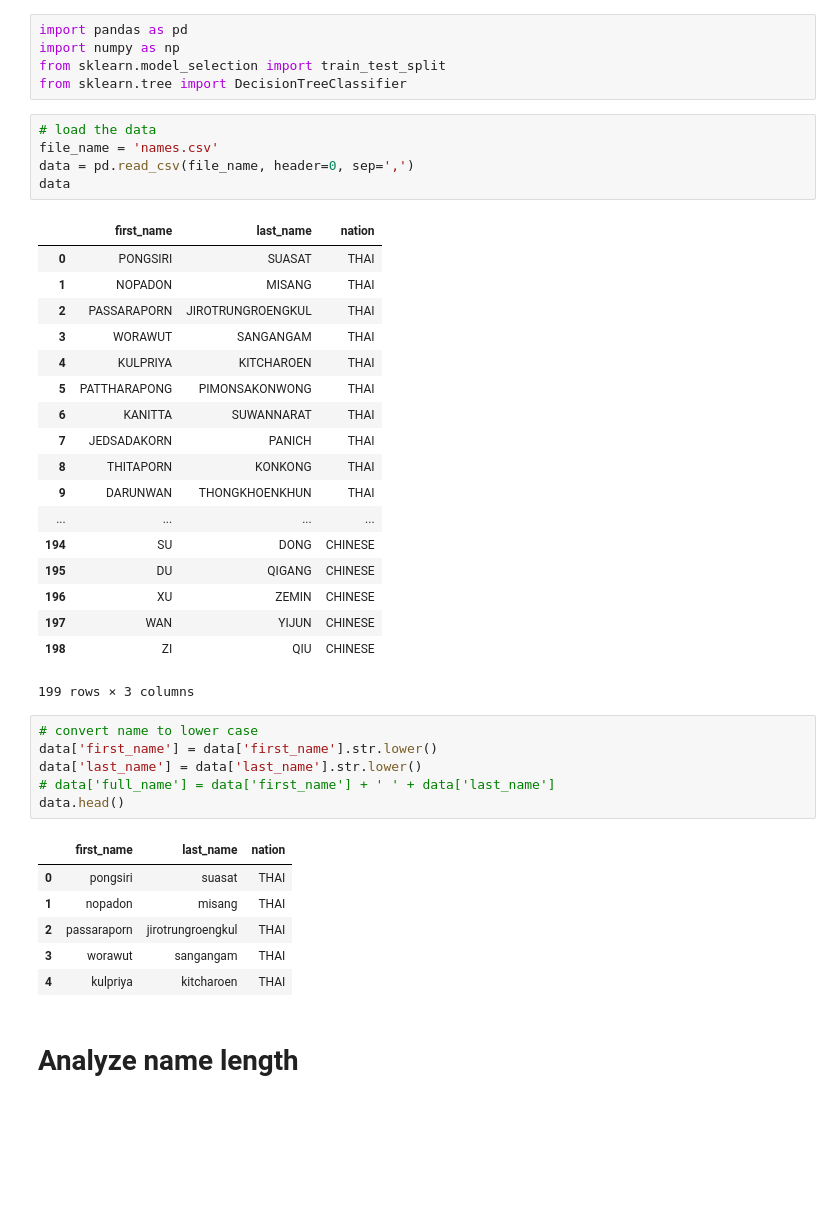
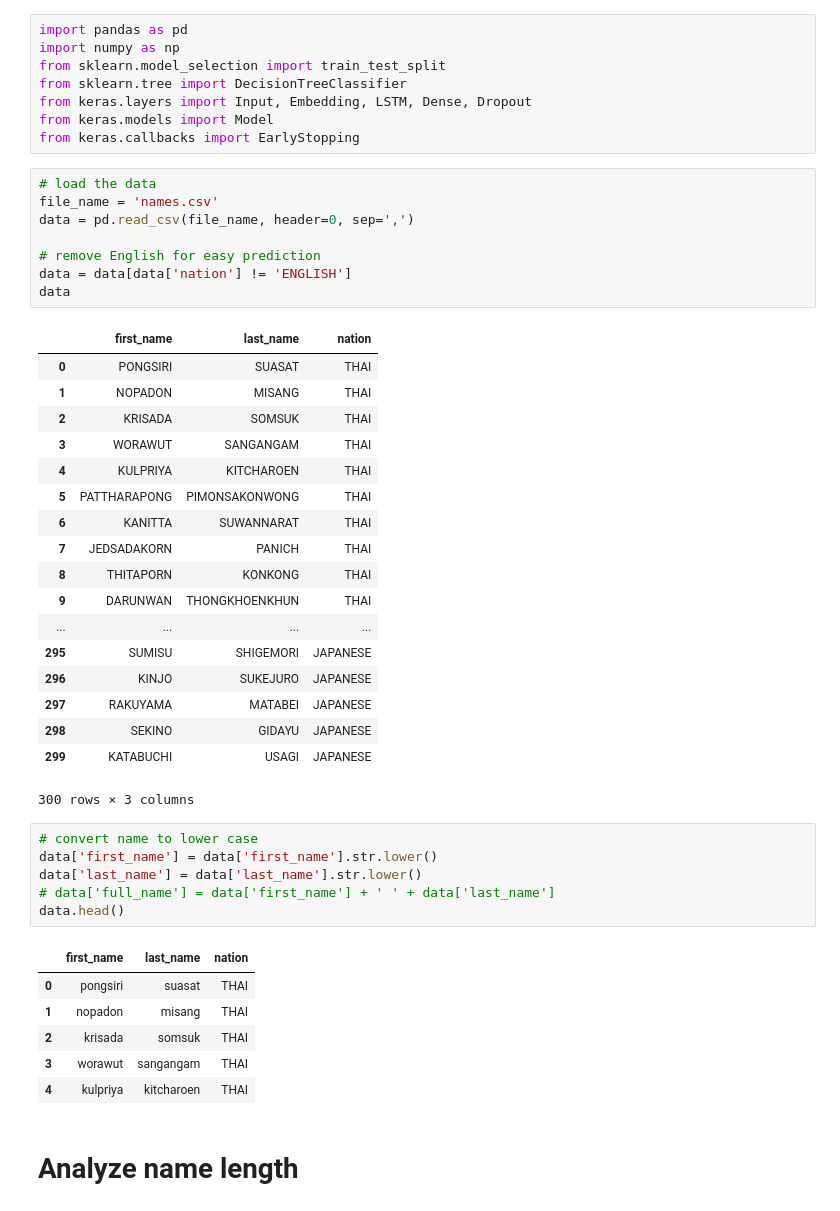
Before and after one commit to offchan42/name-nation-classifier, a Jupyter notebook: notebook.ipynb, the cells around one changed output. Cells and saved outputs as stored; diff of their text form; blank space fills up the shorter version.

```diff
--- a/notebook.ipynb
+++ b/notebook.ipynb
@@ -3,16 +3,22 @@ import pandas as pd
 import numpy as np
 from sklearn.model_selection import train_test_split
 from sklearn.tree import DecisionTreeClassifier
+from keras.layers import Input, Embedding, LSTM, Dense, Dropout
+from keras.models import Model
+from keras.callbacks import EarlyStopping
 # %%
 # load the data
 file_name = 'names.csv'
 data = pd.read_csv(file_name, header=0, sep=',')
+
+# remove English for easy prediction
+data = data[data['nation'] != 'ENGLISH']
 data
 # %% [output]
 |  | first_name | last_name | nation |
 | 0 | PONGSIRI | SUASAT | THAI |
 | 1 | NOPADON | MISANG | THAI |
-| 2 | PASSARAPORN | JIROTRUNGROENGKUL | THAI |
+| 2 | KRISADA | SOMSUK | THAI |
 | 3 | WORAWUT | SANGANGAM | THAI |
 | 4 | KULPRIYA | KITCHAROEN | THAI |
 | 5 | PATTHARAPONG | PIMONSAKONWONG | THAI |
@@ -21,12 +27,12 @@ data
 | 8 | THITAPORN | KONKONG | THAI |
 | 9 | DARUNWAN | THONGKHOENKHUN | THAI |
 | ... | ... | ... | ... |
-| 194 | SU | DONG | CHINESE |
-| 195 | DU | QIGANG | CHINESE |
-| 196 | XU | ZEMIN | CHINESE |
-| 197 | WAN | YIJUN | CHINESE |
-| 198 | ZI | QIU | CHINESE |
+| 295 | SUMISU | SHIGEMORI | JAPANESE |
+| 296 | KINJO | SUKEJURO | JAPANESE |
+| 297 | RAKUYAMA | MATABEI | JAPANESE |
+| 298 | SEKINO | GIDAYU | JAPANESE |
+| 299 | KATABUCHI | USAGI | JAPANESE |
-199 rows × 3 columns
+300 rows × 3 columns
 # %%
 # convert name to lower case
 data['first_name'] = data['first_name'].str.lower()
@@ -37,7 +43,7 @@ data.head()
 |  | first_name | last_name | nation |
 | 0 | pongsiri | suasat | THAI |
 | 1 | nopadon | misang | THAI |
-| 2 | passaraporn | jirotrungroengkul | THAI |
+| 2 | krisada | somsuk | THAI |
 | 3 | worawut | sangangam | THAI |
 | 4 | kulpriya | kitcharoen | THAI |
 # %% [markdown]
```
Also changed, not shown: parts of 21 cells of this notebook, 1 other file.
